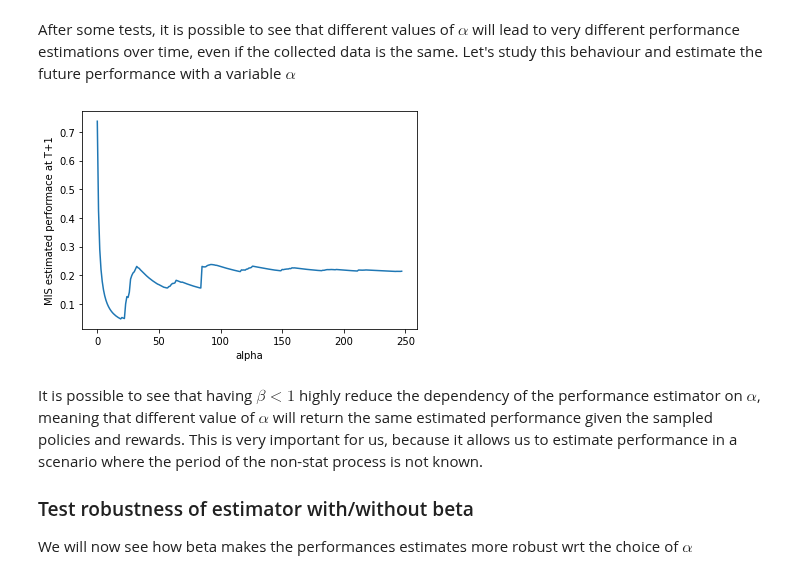
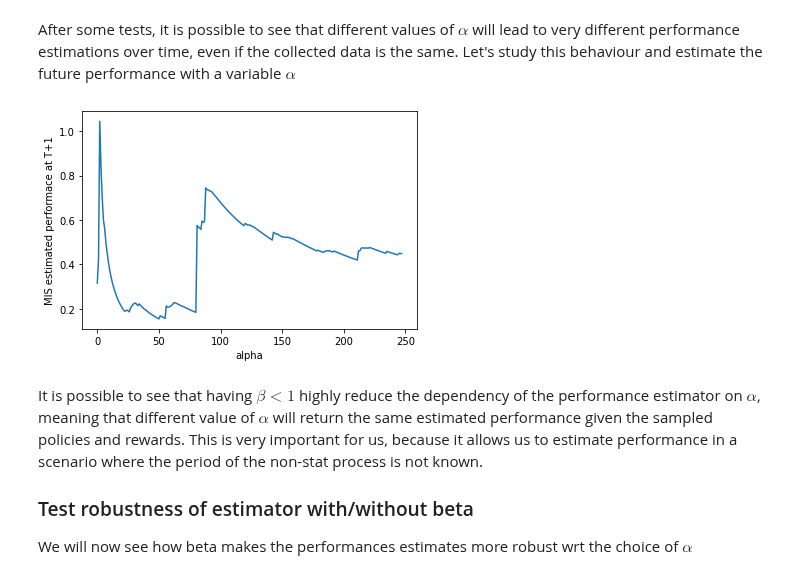
Before and after one commit to francescovidaich964/Como_lake, a Jupyter notebook: bandit_tests/non-stat_contextual_bandits.ipynb, the cells around one changed output. Drawn from its saved outputs; the diff is of its cells as text; code cells hidden in the pictures.

```diff
--- a/bandit_tests/non-stat_contextual_bandits.ipynb
+++ b/bandit_tests/non-stat_contextual_bandits.ipynb
@@ -452,20 +452,20 @@ After some tests, it is possible to see that different values of $\alpha$ will l
 # %%
 # Prepare array to contain estimated performances
 performances = np.array([])
 t = len(rewards)
 
 # Compute performances
 for alpha in tqdm(range(2,len(rewards))):
-    MIS_performance = MIS_estimator(nu, thetas[t-alpha:t+1], rewards[t-alpha:t+1], t, beta=0.99)
+    MIS_performance = MIS_estimator(nu, thetas[t-alpha:t+1], rewards[t-alpha:t+1], t, beta=1)
     performances = np.append(performances, MIS_performance)
 
 # Plot the performance at t+1 as function of alpha
 plt.plot(performances)
 plt.xlabel("alpha")
 plt.ylabel("MIS estimated performace at T+1")
 plt.show()
 # %% [output]
-[figure, old version]
+[figure, new version]
 # %% [markdown]
 It is possible to see that having $\beta<1$ highly reduce the dependency of the performance estimator on $\alpha$, meaning that different value of $\alpha$ will return the same estimated performance given the sampled policies and rewards. This is very important for us, because it allows us to estimate performance in a scenario where the period of the non-stat process is not known.
 
```
Also changed, not shown: parts of 15 cells of this notebook.
